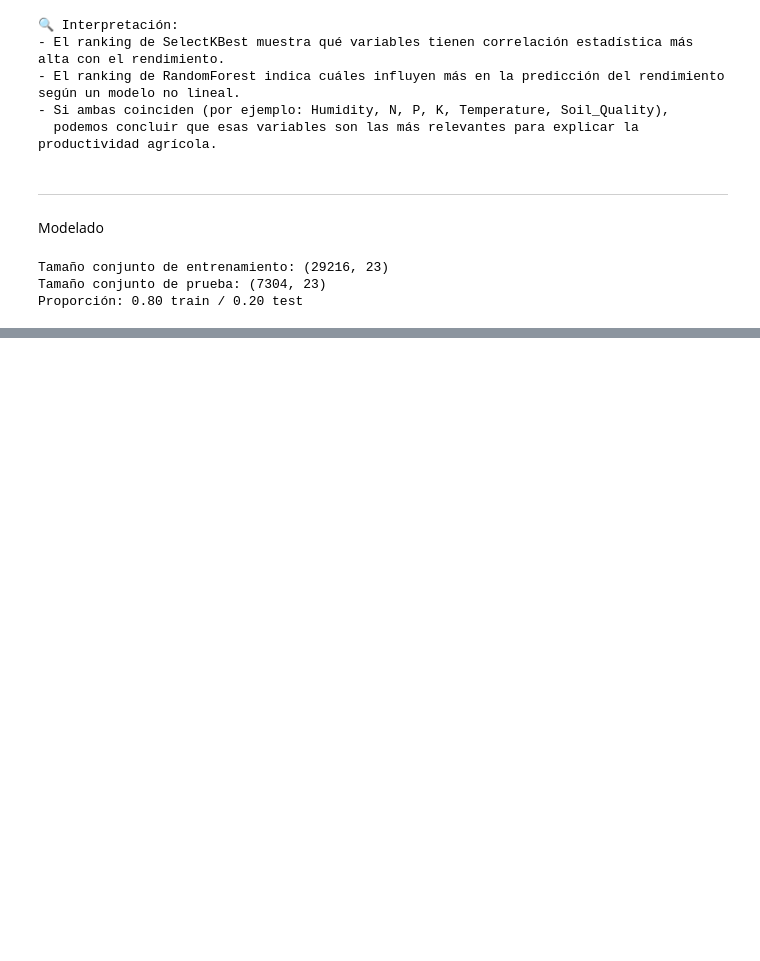
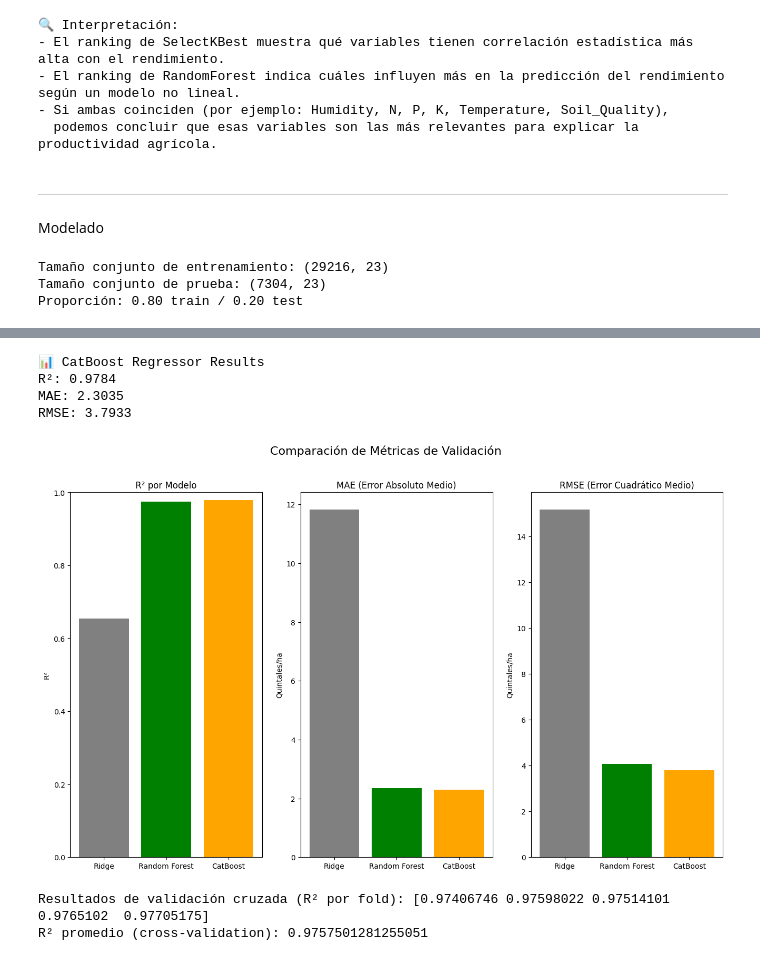
Before and after one commit to IvanSerem/agro-datascience, a Jupyter notebook: ProyectoDS_ParteI_Seremczuk.ipynb, the cells around one changed output, grey strips where cells are left out. Cells and saved outputs as stored; diff of their text form; code cells hidden in the pictures; blank space fills up the shorter version.

```diff
--- a/ProyectoDS_ParteI_Seremczuk.ipynb
+++ b/ProyectoDS_ParteI_Seremczuk.ipynb
@@ -593,0 +662,77 @@ Proporción: 0.80 train / 0.20 test
+# %%
+# =====================================
+# MODELO CATBOOST REGRESSOR
+# =====================================
+
+from catboost import CatBoostRegressor
+from sklearn.metrics import r2_score, mean_absolute_error, mean_squared_error
+import numpy as np
+
+# Crear y entrenar el modelo
+cat = CatBoostRegressor(
+    iterations=500,       # número de árboles
+    learning_rate=0.05,   # tasa de aprendizaje
+    depth=8,              # profundidad del árbol
+    random_state=42,
+    verbose=0             # silencia el entrenamiento
+)
+
+cat.fit(X_train, y_train)
+y_pred_cat = cat.predict(X_test)
+
+# Evaluar el modelo
+r2 = r2_score(y_test, y_pred_cat)
+mae = mean_absolute_error(y_test, y_pred_cat)
+rmse = np.sqrt(mean_squared_error(y_test, y_pred_cat))
+
+print("📊 CatBoost Regressor Results")
+print(f"R²: {r2:.4f}")
+print(f"MAE: {mae:.4f}")
+print(f"RMSE: {rmse:.4f}")
+# %% [output]
+📊 CatBoost Regressor Results
+R²: 0.9784
+MAE: 2.3035
+RMSE: 3.7933
+# %%
+import matplotlib.pyplot as plt
+
+# Datos de resultados
+modelos = ['Ridge', 'Random Forest', 'CatBoost']
+r2 = [0.6548, 0.9749, 0.9784]
+mae = [11.82, 2.36, 2.30]
+rmse = [15.17, 4.08, 3.79]
+
+fig, ax = plt.subplots(1, 3, figsize=(16, 9))
+
+# R2
+ax[0].bar(modelos, r2, color=['gray', 'green', 'orange'])
+ax[0].set_title('R² por Modelo')
+ax[0].set_ylim(0, 1)
+ax[0].set_ylabel('R²')
+
+# MAE
+ax[1].bar(modelos, mae, color=['gray', 'green', 'orange'])
+ax[1].set_title('MAE (Error Absoluto Medio)')
+ax[1].set_ylabel('Quintales/ha')
+
+# RMSE
+ax[2].bar(modelos, rmse, color=['gray', 'green', 'orange'])
+ax[2].set_title('RMSE (Error Cuadrático Medio)')
+ax[2].set_ylabel('Quintales/ha')
+
+plt.suptitle('Comparación de Métricas de Validación', fontsize=16)
+plt.show()
+# %% [output]
+[figure, added]
+# %%
+from sklearn.model_selection import cross_val_score
+
+# Validación cruzada de 5 pliegues (cv=5)
+scores = cross_val_score(rf, X, y, cv=5, scoring='r2')
+
+print("Resultados de validación cruzada (R² por fold):", scores)
+print("R² promedio (cross-validation):", scores.mean())
+# %% [output]
+Resultados de validación cruzada (R² por fold): [0.97406746 0.97598022 0.97514101 0.9765102  0.97705175]
+R² promedio (cross-validation): 0.9757501281255051
```
Also changed, not shown: parts of 3 cells of this notebook.
